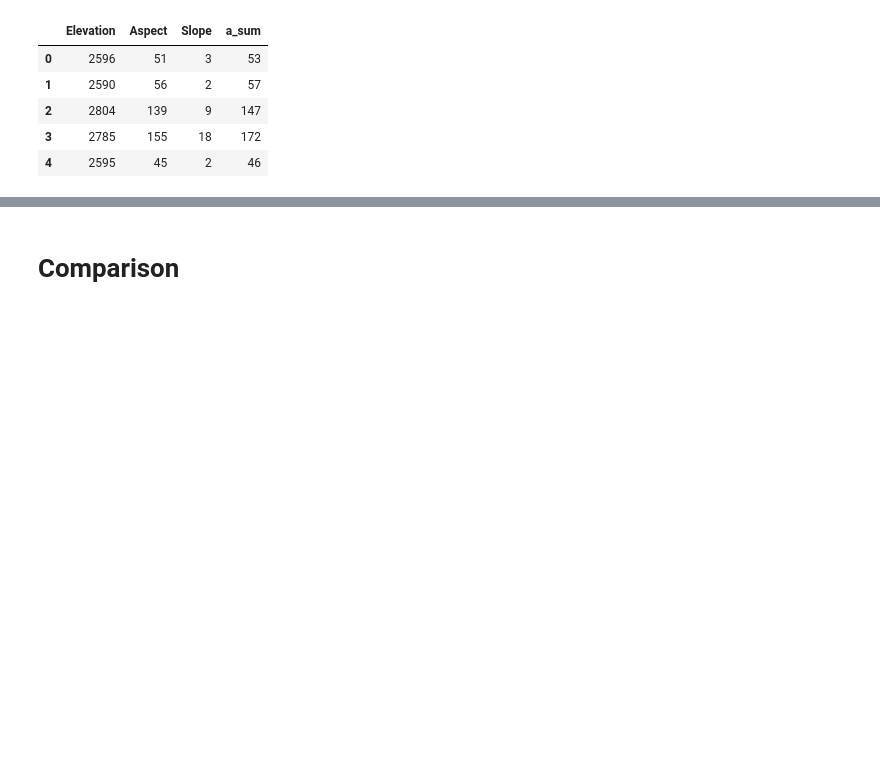
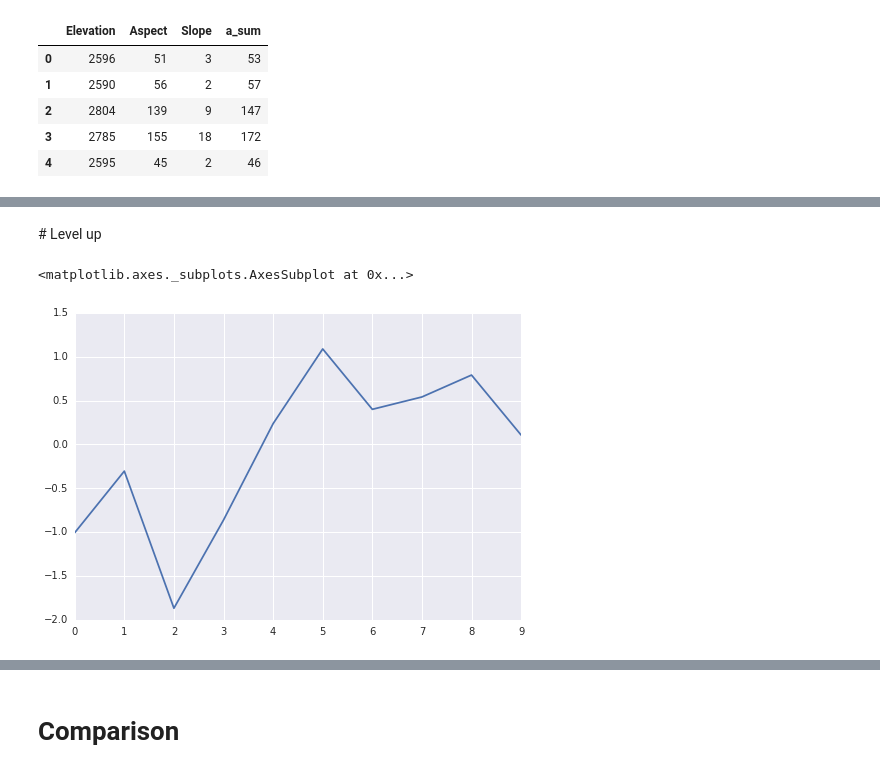
Before and after one commit to hpcit/lectures, a Jupyter notebook: pydata/06_dataframes.ipynb, the cells around one changed output, grey strips where cells are left out. Saved outputs shown, nothing was run; the diff lists cells and outputs as text; code cells hidden in the pictures; blank space fills up the shorter version.

```diff
--- a/pydata/06_dataframes.ipynb
+++ b/pydata/06_dataframes.ipynb
@@ -905,0 +986,8 @@ B.head()
+# %% [markdown]
+# Level up
+# %%
+import seaborn as sns
+normals.plot()
+# %% [output]
+<matplotlib.axes._subplots.AxesSubplot at 0x...>
+[figure, added]
```
Also changed, not shown: parts of 29 cells of this notebook, 1 other file.
